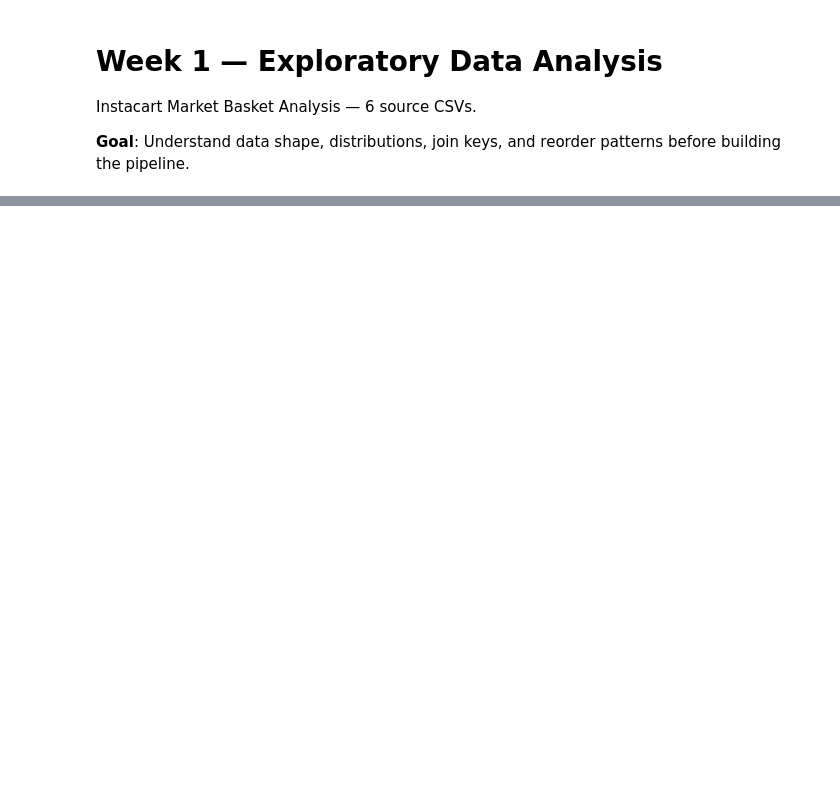
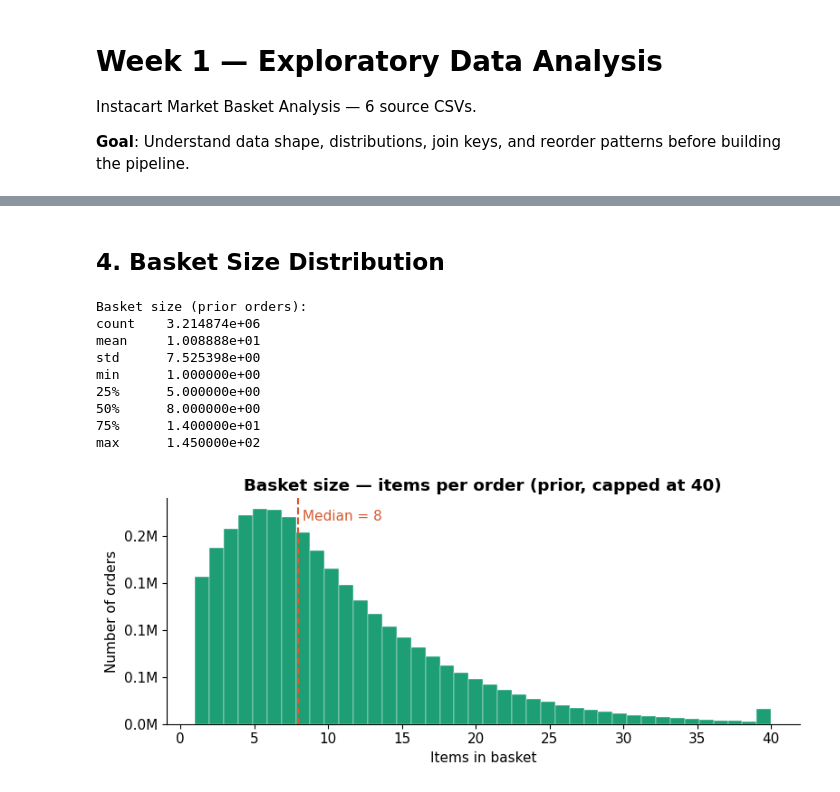
Before and after one commit to e1ec/NextCart-AI, a Jupyter notebook: notebooks/01_eda.ipynb, the cells around one changed output, grey strips where cells are left out. Cells and saved outputs as stored; diff of their text form; code cells hidden in the pictures; blank space fills up the shorter version.

```diff
--- a/notebooks/01_eda.ipynb
+++ b/notebooks/01_eda.ipynb
@@ -6,12 +45,18 @@ Instacart Market Basket Analysis — 6 source CSVs.
 # %%
-import pandas as pd
-import matplotlib.pyplot as plt
+print("Loading CSV files ...")
+orders = pd.read_csv(DATA_DIR / "orders.csv")
+prior = pd.read_csv(DATA_DIR / "order_products__prior.csv")
+train = pd.read_csv(DATA_DIR / "order_products__train.csv")
+products = pd.read_csv(DATA_DIR / "products.csv")
+aisles = pd.read_csv(DATA_DIR / "aisles.csv")
+departments = pd.read_csv(DATA_DIR / "departments.csv")
 
-DATA_DIR = '../data/raw/'
-
-orders = pd.read_csv(DATA_DIR + 'orders.csv')
-prior = pd.read_csv(DATA_DIR + 'order_products__prior.csv')
-train = pd.read_csv(DATA_DIR + 'order_products__train.csv')
-products = pd.read_csv(DATA_DIR + 'products.csv')
-aisles = pd.read_csv(DATA_DIR + 'aisles.csv')
-departments = pd.read_csv(DATA_DIR + 'departments.csv')
+print(f"\nDataset sizes:")
+print(f"  orders:               {len(orders):>12,}  rows")
+print(f"  order_products_prior: {len(prior):>12,}  rows")
+print(f"  order_products_train: {len(train):>12,}  rows")
+print(f"  products:             {len(products):>12,}  rows")
+print(f"  aisles:               {len(aisles):>12,}  rows")
+print(f"  departments:          {len(departments):>12,}  rows")
+print(f"\nUnique users:    {orders['user_id'].nunique():,}")
+print(f"Unique products: {products['product_id'].nunique():,}")
@@ -43,0 +157,30 @@ Global reorder rate: 58.97%
+# %% [markdown]
+## 4. Basket Size Distribution
+# %%
+basket_size = prior.groupby("order_id").size()
+print(f"\nBasket size (prior orders):")
+print(basket_size.describe().to_string())
+
+fig, ax = plt.subplots(figsize=(8, 3.5))
+ax.hist(basket_size.clip(upper=40), bins=40, color=TEAL, edgecolor="white", linewidth=0.3)
+ax.set_title("Basket size — items per order (prior, capped at 40)", fontweight="bold")
+ax.set_xlabel("Items in basket")
+ax.set_ylabel("Number of orders")
+ax.yaxis.set_major_formatter(mticker.FuncFormatter(lambda x, _: f"{x/1e6:.1f}M"))
+median_bs = basket_size.median()
+ax.axvline(median_bs, color=CORAL, linewidth=1.5, linestyle="--")
+ax.text(median_bs + 0.3, ax.get_ylim()[1] * 0.9, f"Median = {median_bs:.0f}", color=CORAL)
+plt.tight_layout()
+savefig("03_basket_size")
+plt.show()
+# %% [output]
+Basket size (prior orders):
+count    3.214874e+06
+mean     1.008888e+01
+std      7.525398e+00
+min      1.000000e+00
+25%      5.000000e+00
+50%      8.000000e+00
+75%      1.400000e+01
+max      1.450000e+02
+[figure, added]
```
Also changed, not shown: parts of 18 cells of this notebook.
